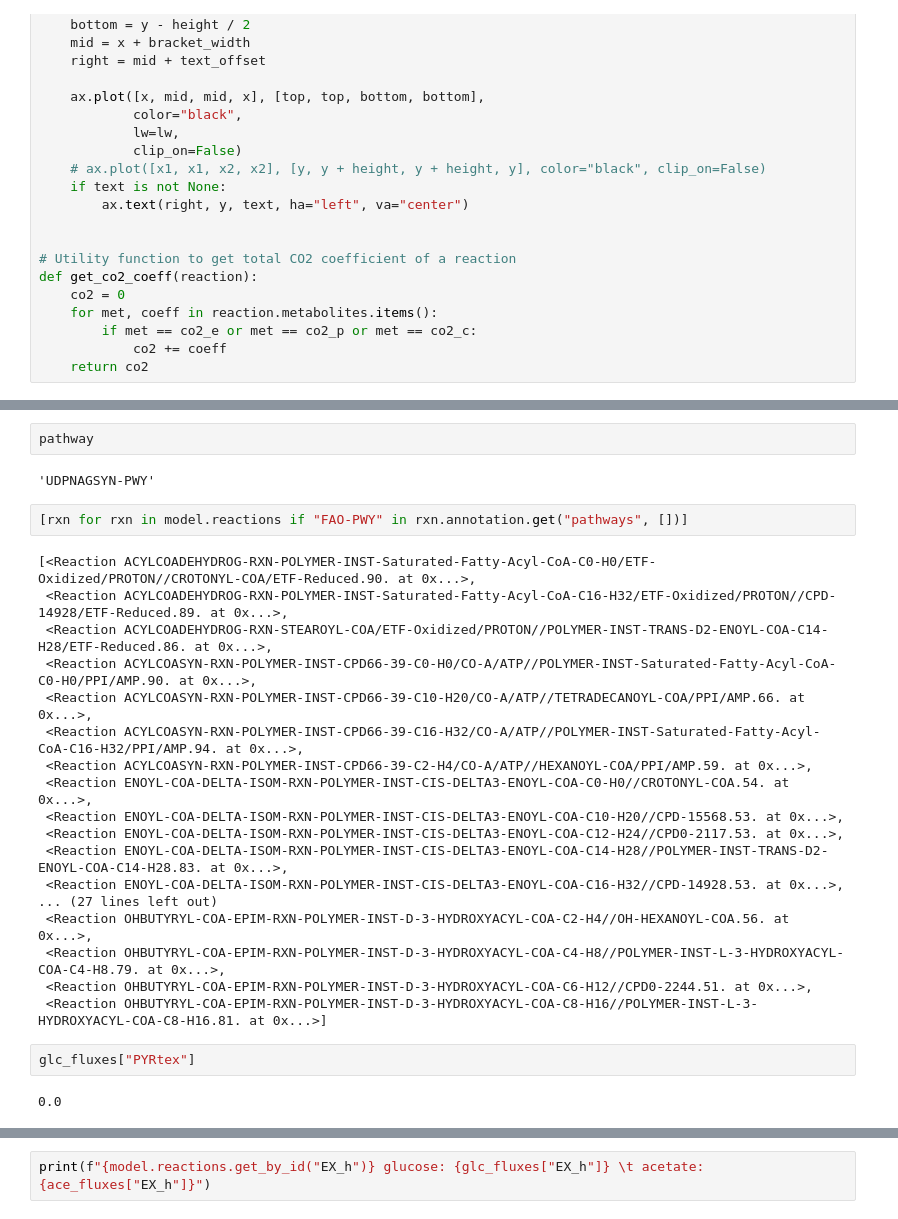
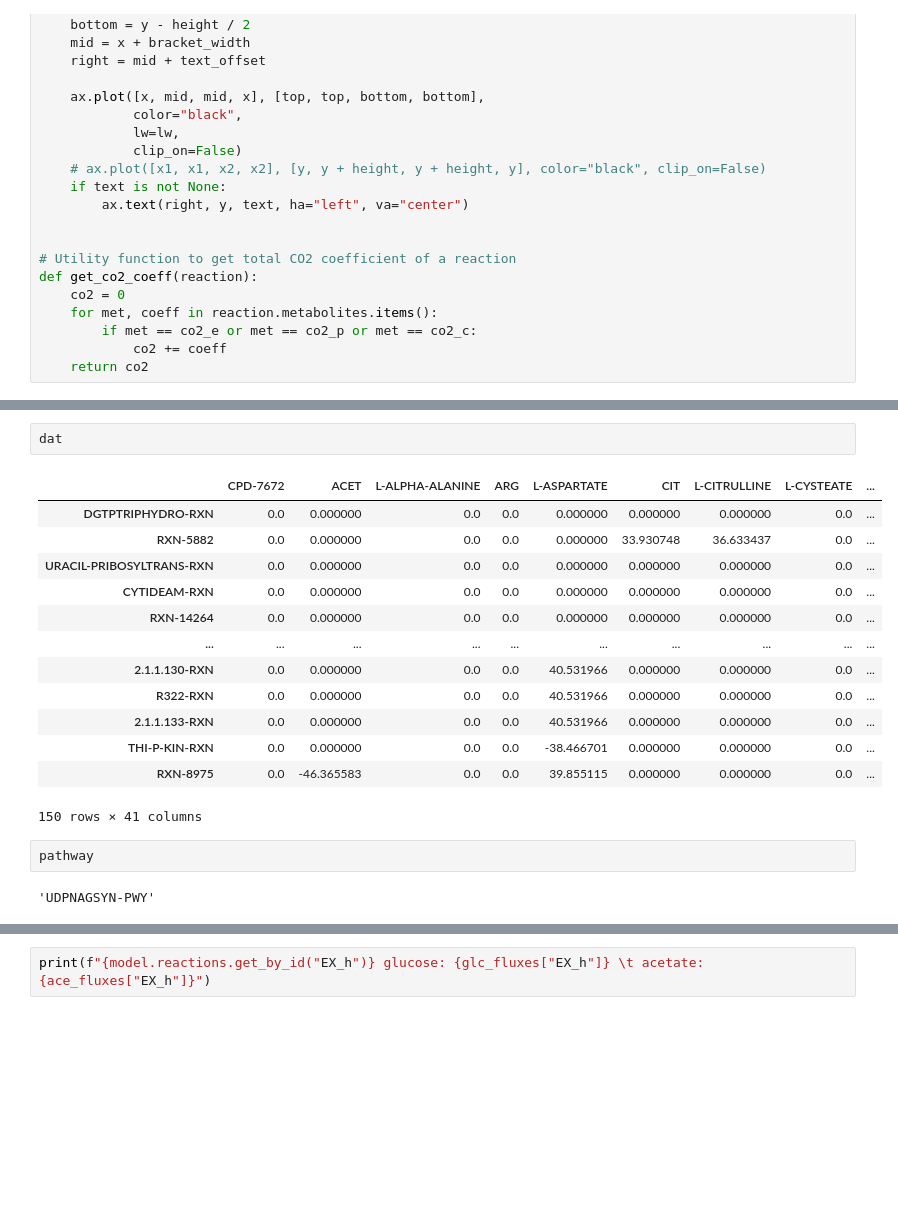
Before and after one commit to C-CoMP-STC/rpom-fba, a Jupyter notebook: figures/heatmap.ipynb, the cells around one changed output, grey strips where cells are left out. Saved outputs shown, nothing was run; the diff lists cells and outputs as text; blank space fills up the shorter version.

```diff
--- a/figures/heatmap.ipynb
+++ b/figures/heatmap.ipynb
@@ -290,28 +518,20 @@ fig.set_size_inches(4,15)
+# %%
+dat
+# %% [output]
+|  | CPD-7672 | ACET | L-ALPHA-ALANINE | ARG | L-ASPARTATE | CIT | L-CITRULLINE | L-CYSTEATE | ... |
+| DGTPTRIPHYDRO-RXN | 0.0 | 0.000000 | 0.0 | 0.0 | 0.000000 | 0.000000 | 0.000000 | 0.0 | ... |
+| RXN-5882 | 0.0 | 0.000000 | 0.0 | 0.0 | 0.000000 | 33.930748 | 36.633437 | 0.0 | ... |
+| URACIL-PRIBOSYLTRANS-RXN | 0.0 | 0.000000 | 0.0 | 0.0 | 0.000000 | 0.000000 | 0.000000 | 0.0 | ... |
+| CYTIDEAM-RXN | 0.0 | 0.000000 | 0.0 | 0.0 | 0.000000 | 0.000000 | 0.000000 | 0.0 | ... |
+| RXN-14264 | 0.0 | 0.000000 | 0.0 | 0.0 | 0.000000 | 0.000000 | 0.000000 | 0.0 | ... |
+| ... | ... | ... | ... | ... | ... | ... | ... | ... | ... |
+| 2.1.1.130-RXN | 0.0 | 0.000000 | 0.0 | 0.0 | 40.531966 | 0.000000 | 0.000000 | 0.0 | ... |
+| R322-RXN | 0.0 | 0.000000 | 0.0 | 0.0 | 40.531966 | 0.000000 | 0.000000 | 0.0 | ... |
+| 2.1.1.133-RXN | 0.0 | 0.000000 | 0.0 | 0.0 | 40.531966 | 0.000000 | 0.000000 | 0.0 | ... |
+| THI-P-KIN-RXN | 0.0 | 0.000000 | 0.0 | 0.0 | -38.466701 | 0.000000 | 0.000000 | 0.0 | ... |
+| RXN-8975 | 0.0 | -46.365583 | 0.0 | 0.0 | 39.855115 | 0.000000 | 0.000000 | 0.0 | ... |
+150 rows × 41 columns
 # %%
 pathway
 # %% [output]
 'UDPNAGSYN-PWY'
-# %%
-[rxn for rxn in model.reactions if "FAO-PWY" in rxn.annotation.get("pathways", [])]
-# %% [output]
-[<Reaction ACYLCOADEHYDROG-RXN-POLYMER-INST-Saturated-Fatty-Acyl-CoA-C0-H0/ETF-Oxidized/PROTON//CROTONYL-COA/ETF-Reduced.90. at 0x...>,
- <Reaction ACYLCOADEHYDROG-RXN-POLYMER-INST-Saturated-Fatty-Acyl-CoA-C16-H32/ETF-Oxidized/PROTON//CPD-14928/ETF-Reduced.89. at 0x...>,
- <Reaction ACYLCOADEHYDROG-RXN-STEAROYL-COA/ETF-Oxidized/PROTON//POLYMER-INST-TRANS-D2-ENOYL-COA-C14-H28/ETF-Reduced.86. at 0x...>,
- <Reaction ACYLCOASYN-RXN-POLYMER-INST-CPD66-39-C0-H0/CO-A/ATP//POLYMER-INST-Saturated-Fatty-Acyl-CoA-C0-H0/PPI/AMP.90. at 0x...>,
- <Reaction ACYLCOASYN-RXN-POLYMER-INST-CPD66-39-C10-H20/CO-A/ATP//TETRADECANOYL-COA/PPI/AMP.66. at 0x...>,
- <Reaction ACYLCOASYN-RXN-POLYMER-INST-CPD66-39-C16-H32/CO-A/ATP//POLYMER-INST-Saturated-Fatty-Acyl-CoA-C16-H32/PPI/AMP.94. at 0x...>,
- <Reaction ACYLCOASYN-RXN-POLYMER-INST-CPD66-39-C2-H4/CO-A/ATP//HEXANOYL-COA/PPI/AMP.59. at 0x...>,
- <Reaction ENOYL-COA-DELTA-ISOM-RXN-POLYMER-INST-CIS-DELTA3-ENOYL-COA-C0-H0//CROTONYL-COA.54. at 0x...>,
- <Reaction ENOYL-COA-DELTA-ISOM-RXN-POLYMER-INST-CIS-DELTA3-ENOYL-COA-C10-H20//CPD-15568.53. at 0x...>,
- <Reaction ENOYL-COA-DELTA-ISOM-RXN-POLYMER-INST-CIS-DELTA3-ENOYL-COA-C12-H24//CPD0-2117.53. at 0x...>,
- <Reaction ENOYL-COA-DELTA-ISOM-RXN-POLYMER-INST-CIS-DELTA3-ENOYL-COA-C14-H28//POLYMER-INST-TRANS-D2-ENOYL-COA-C14-H28.83. at 0x...>,
- <Reaction ENOYL-COA-DELTA-ISOM-RXN-POLYMER-INST-CIS-DELTA3-ENOYL-COA-C16-H32//CPD-14928.53. at 0x...>,
-... (27 lines left out)
- <Reaction OHBUTYRYL-COA-EPIM-RXN-POLYMER-INST-D-3-HYDROXYACYL-COA-C2-H4//OH-HEXANOYL-COA.56. at 0x...>,
- <Reaction OHBUTYRYL-COA-EPIM-RXN-POLYMER-INST-D-3-HYDROXYACYL-COA-C4-H8//POLYMER-INST-L-3-HYDROXYACYL-COA-C4-H8.79. at 0x...>,
- <Reaction OHBUTYRYL-COA-EPIM-RXN-POLYMER-INST-D-3-HYDROXYACYL-COA-C6-H12//CPD0-2244.51. at 0x...>,
- <Reaction OHBUTYRYL-COA-EPIM-RXN-POLYMER-INST-D-3-HYDROXYACYL-COA-C8-H16//POLYMER-INST-L-3-HYDROXYACYL-COA-C8-H16.81. at 0x...>]
-# %%
-glc_fluxes["PYRtex"]
-# %% [output]
-0.0
```
Also changed, not shown: parts of 15 cells of this notebook, 52 other files.
